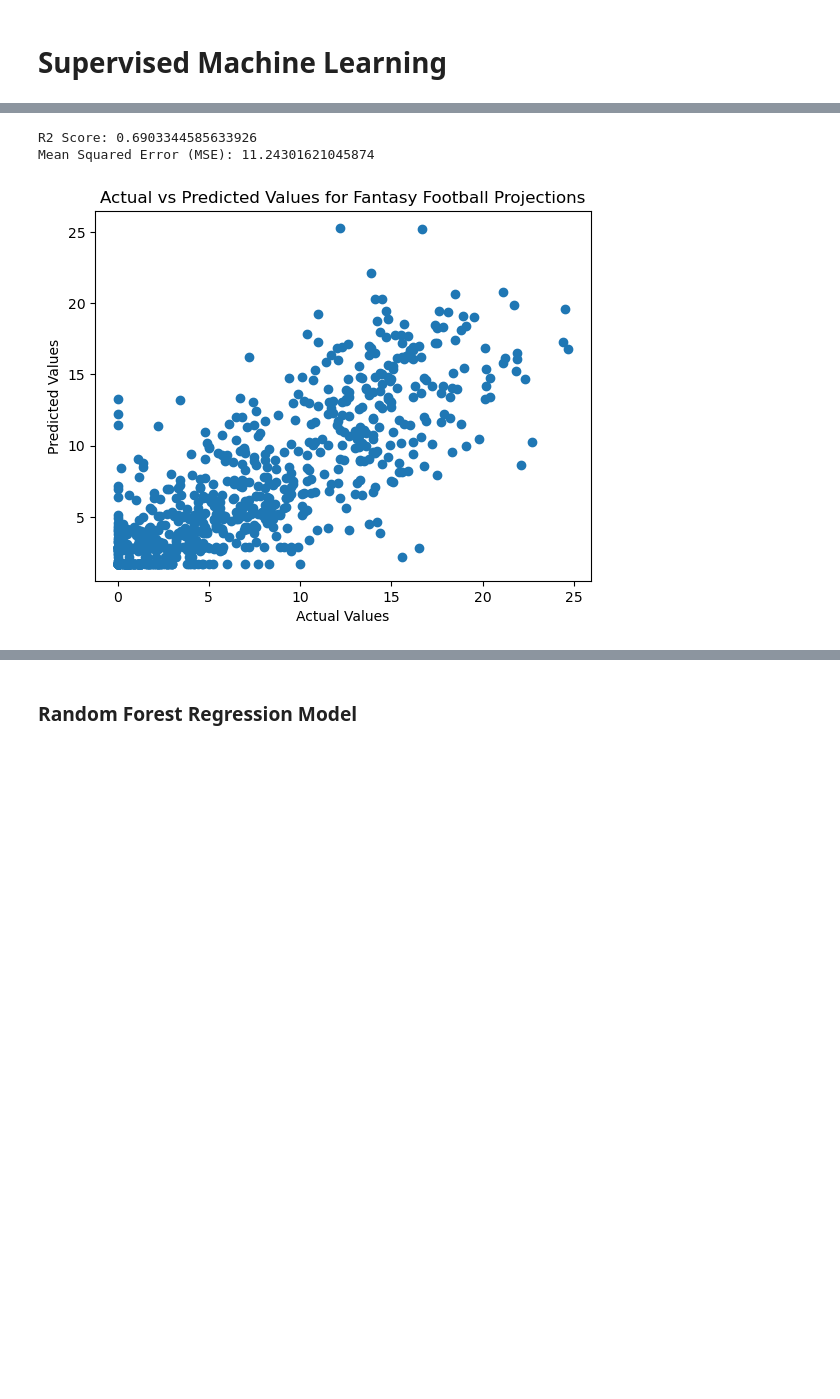
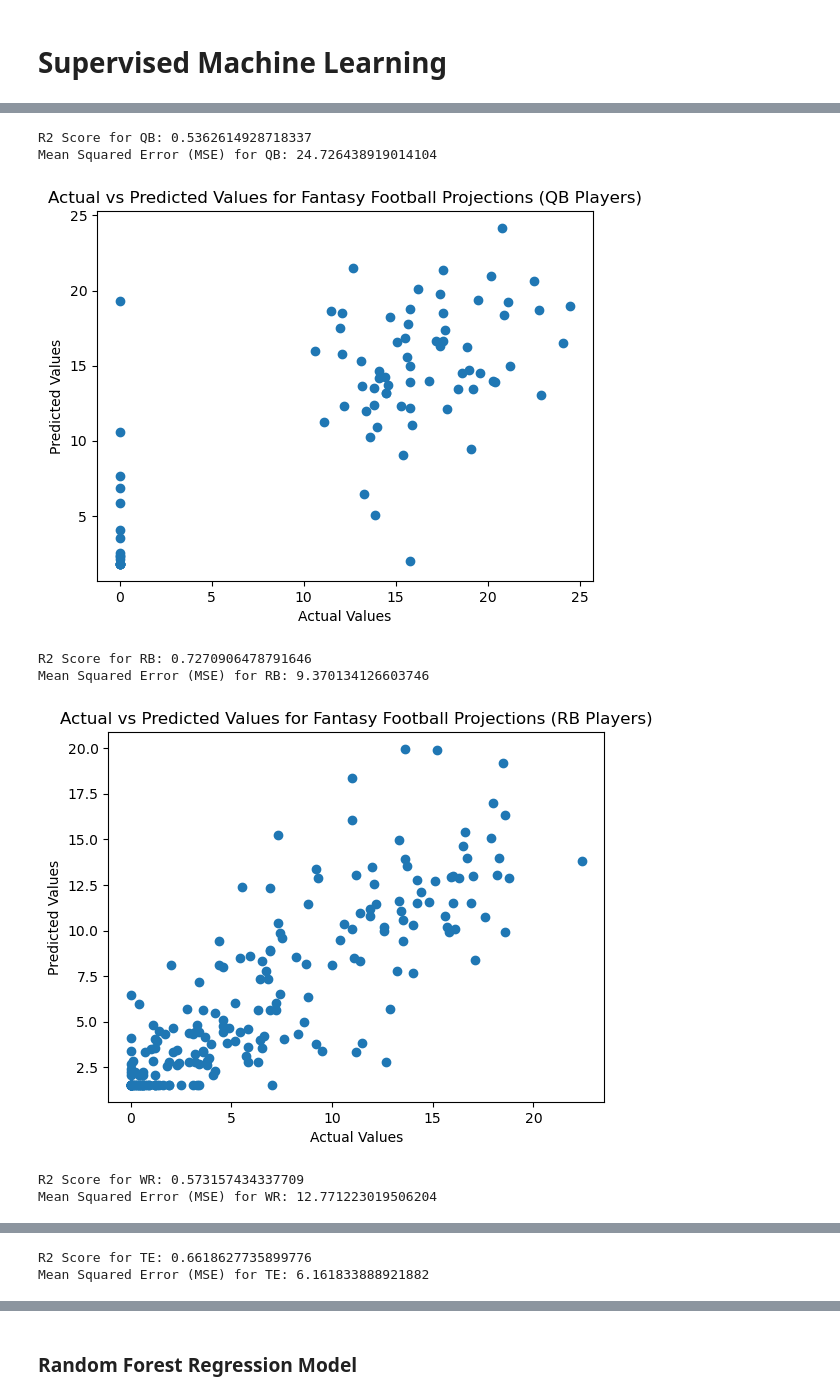
Before and after one commit to markmoujab/final-project-MEMT680, a Jupyter notebook: src/final_project/Finalproj.ipynb, the cells around one changed output, grey strips where cells are left out. Cells and saved outputs as stored; diff of their text form; code cells hidden in the pictures; blank space fills up the shorter version.

```diff
--- a/src/final_project/Finalproj.ipynb
+++ b/src/final_project/Finalproj.ipynb
@@ -477,55 +479,81 @@ if __name__ == '__main__':
 # %%
+import pandas as pd
+from sklearn.model_selection import train_test_split
+from sklearn.linear_model import LinearRegression
+from sklearn.metrics import r2_score, mean_squared_error
+import matplotlib.pyplot as plt
 
-
-# Load the cleaned dataset
-cleaned_file_path = r'C:\Users\admin\Desktop\MEMT680\final_project\src\final_project\FantasyFootballWeekly_cleaned.csv'
-df = pd.read_csv('FantasyFootballWeekly_cleaned.csv')
-
-
-
-def linear_regression_analysis(file_path):
+def linear_regression_analysis(file_path, player_position):
     # Load the cleaned dataset
     df = pd.read_csv(file_path)
 
-    # Select the relevant columns for the features and target
-    # Replace the column names below with the columns you want to use
-    features = df[['PASSING_C', 'PASSING_A', 'PASSING YDS', 'PASSING TD', 'PASSING INT',
-                   'RUSHING CAR', 'RUSHING YDS', 'RUSHING TD', 'RECEIVING REC',
-                   'RECEIVING YDS', 'RECEIVING TD', 'RECEIVING TAR',
-                   'MISC 2PC', 'MISC FUML', 'MISC TD', 'TOTAL']]
+    # Filter the dataset to include only specific player position
+    df_position = df[df['PLAYER POSITION'] == player_position]
 
-    target = df['PROJ']
+    # Define features based on player position
+    if player_position == 'QB':
+        features = df_position[['PASSING_C', 'PASSING_A', 'PASSING YDS', 'PASSING TD', 'PASSING INT',
+                                'RUSHING CAR', 'RUSHING YDS', 'RUSHING TD', 'RECEIVING REC',
+                                'RECEIVING YDS', 'RECEIVING TD', 'RECEIVING TAR',
+                                'MISC 2PC', 'MISC FUML', 'MISC TD']]
+    elif player_position == 'RB':
+        features = df_position[['RUSHING CAR', 'RUSHING YDS', 'RUSHING TD',
+                                'RECEIVING REC', 'RECEIVING YDS', 'RECEIVING TD', 'RECEIVING TAR',
+                                'MISC 2PC', 'MISC FUML', 'MISC TD']]
+    elif player_position == 'WR':
+        features = df_position[['RECEIVING REC', 'RECEIVING YDS', 'RECEIVING TD', 'RECEIVING TAR',
+                                'MISC 2PC', 'MISC FUML', 'MISC TD']]
+    elif player_position == 'TE':
+        features = df_position[['RECEIVING REC', 'RECEIVING YDS', 'RECEIVING TD', 'RECEIVING TAR',
+                                'MISC 2PC', 'MISC FUML', 'MISC TD']]
+    else:
+        raise ValueError(f"Invalid player position: {player_position}")
+
+    # Target variable
+    target = df_position['PROJ']
 
     # Split the data into training and testing sets
     X_train, X_test, y_train, y_test = train_test_split(features, target, test_size=0.2, random_state=42)
 
     # Create and train the linear regression model
     model = LinearRegression()
     model.fit(X_train, y_train)
 
     # Make predictions on the test set
     predictions = model.predict(X_test)
 
     # Calculate R2 score
     r2 = r2_score(y_test, predictions)
-    print(f'R2 Score: {r2}')
+    print(f'R2 Score for {player_position}: {r2}')
 
     # Calculate Mean Squared Error (MSE)
     mse = mean_squared_error(y_test, predictions)
-    print(f'Mean Squared Error (MSE): {mse}')
+    print(f'Mean Squared Error (MSE) for {player_position}: {mse}')
 
     # Plotting predictions vs actual values
     plt.scatter(y_test, predictions)
     plt.xlabel('Actual Values')
     plt.ylabel('Predicted Values')
-    plt.title('Actual vs Predicted Values for Fantasy Football Projections')
+    plt.title(f'Actual vs Predicted Values for Fantasy Football Projections ({player_position} Players)')
     plt.show()
 
+# Perform linear regression analysis for QB players
+linear_regression_analysis(cleaned_file_path, 'QB')
 
+# Perform linear regression analysis for RB players
+linear_regression_analysis(cleaned_file_path, 'RB')
 
-# Perform linear regression analysis on the cleaned data
-linear_regression_analysis(cleaned_file_path)
+# Perform linear regression analysis for WR players
+linear_regression_analysis(cleaned_file_path, 'WR')
+
+# Perform linear regression analysis for TE players
+linear_regression_analysis(cleaned_file_path, 'TE')
 # %% [output]
-R2 Score: 0.6903344585633926
-Mean Squared Error (MSE): 11.24301621045874
+R2 Score for QB: 0.5362614928718337
+Mean Squared Error (MSE) for QB: 24.726438919014104
-[figure, old version]
+[figure, new version]
+R2 Score for RB: 0.7270906478791646
+Mean Squared Error (MSE) for RB: 9.370134126603746
+[figure, added]
+R2 Score for WR: 0.573157434337709
+Mean Squared Error (MSE) for WR: 12.771223019506204
@@ -531,0 +561,2 @@ Mean Squared Error (MSE): 11.24301621045874
+R2 Score for TE: 0.6618627735899776
+Mean Squared Error (MSE) for TE: 6.161833888921882
```
Also changed, not shown: parts of 10 cells of this notebook, 1 other file.
